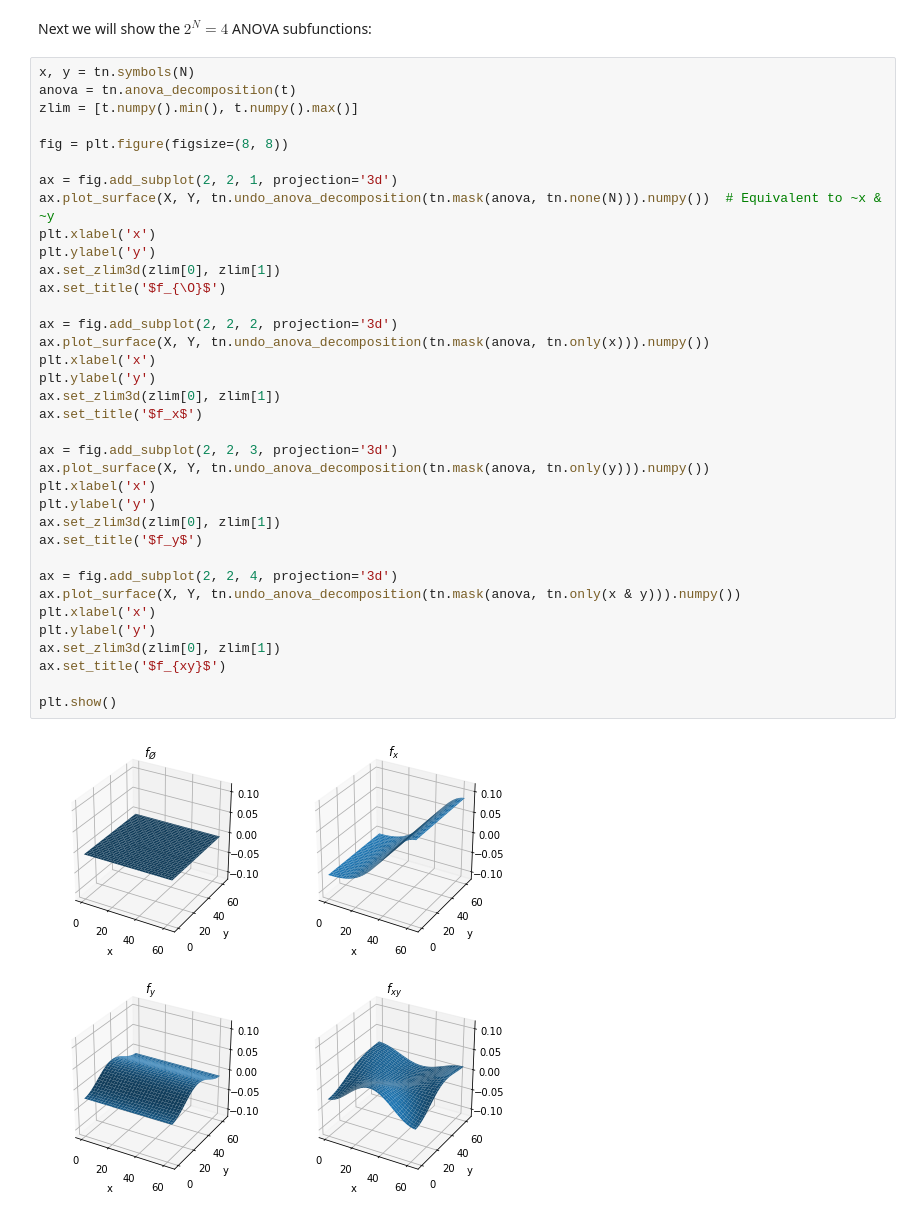
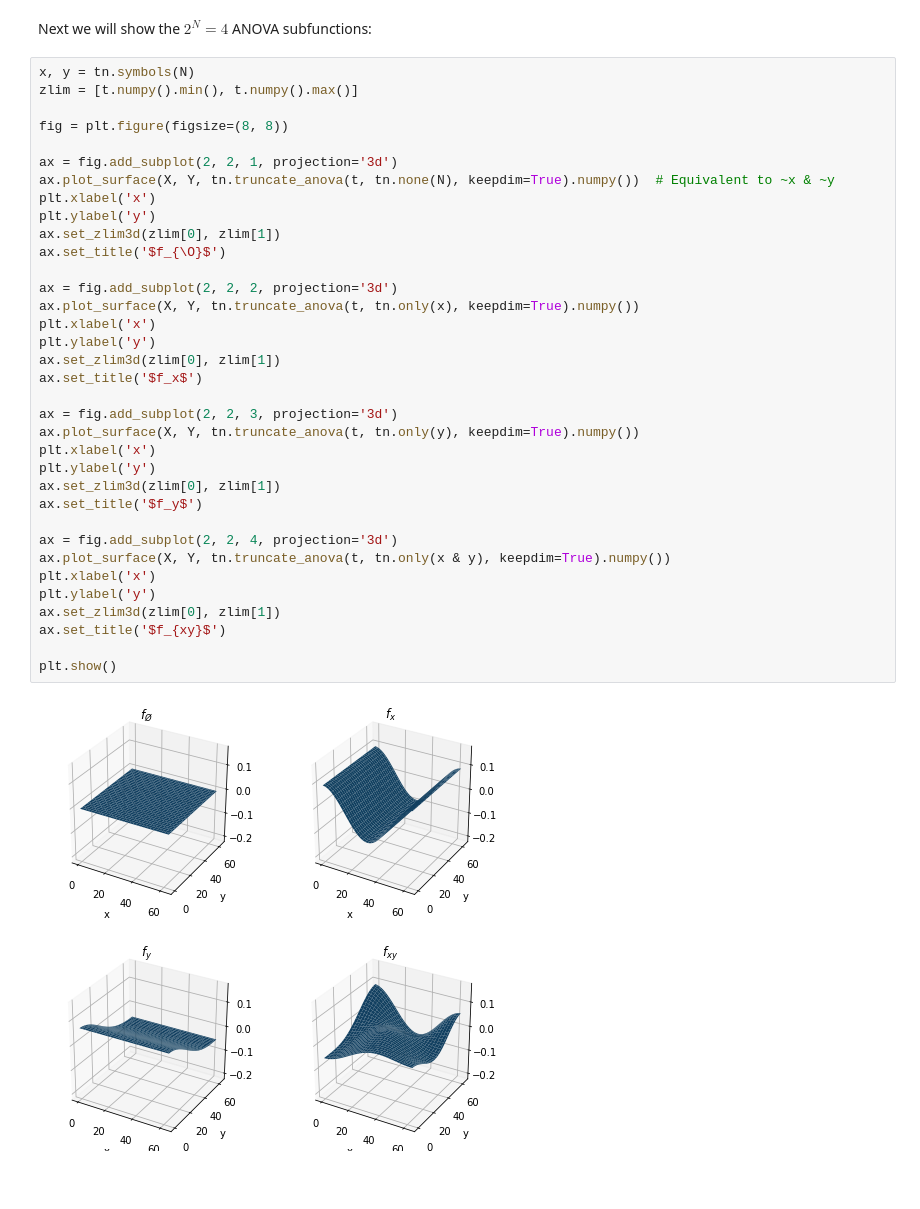
Before and after one commit to rballester/tntorch, a Jupyter notebook: docs/tutorials/anova.ipynb, the cells around one changed output. Drawn from its saved outputs; the diff is of its cells as text; blank space fills up the shorter version.

Commit message:
truncate_anova() fixes

```diff
--- a/docs/tutorials/anova.ipynb
+++ b/docs/tutorials/anova.ipynb
@@ -136,39 +136,38 @@ plt.show()
 Next we will show the $2^N = 4$ ANOVA subfunctions:
 # %%
 x, y = tn.symbols(N)
-anova = tn.anova_decomposition(t)
 zlim = [t.numpy().min(), t.numpy().max()]
 
 fig = plt.figure(figsize=(8, 8))
 
 ax = fig.add_subplot(2, 2, 1, projection='3d')
-ax.plot_surface(X, Y, tn.undo_anova_decomposition(tn.mask(anova, tn.none(N))).numpy())  # Equivalent to ~x & ~y
+ax.plot_surface(X, Y, tn.truncate_anova(t, tn.none(N), keepdim=True).numpy())  # Equivalent to ~x & ~y
 plt.xlabel('x')
 plt.ylabel('y')
 ax.set_zlim3d(zlim[0], zlim[1])
 ax.set_title('$f_{\O}$')
 
 ax = fig.add_subplot(2, 2, 2, projection='3d')
-ax.plot_surface(X, Y, tn.undo_anova_decomposition(tn.mask(anova, tn.only(x))).numpy())
+ax.plot_surface(X, Y, tn.truncate_anova(t, tn.only(x), keepdim=True).numpy())
 plt.xlabel('x')
 plt.ylabel('y')
 ax.set_zlim3d(zlim[0], zlim[1])
 ax.set_title('$f_x$')
 
 ax = fig.add_subplot(2, 2, 3, projection='3d')
-ax.plot_surface(X, Y, tn.undo_anova_decomposition(tn.mask(anova, tn.only(y))).numpy())
+ax.plot_surface(X, Y, tn.truncate_anova(t, tn.only(y), keepdim=True).numpy())
 plt.xlabel('x')
 plt.ylabel('y')
 ax.set_zlim3d(zlim[0], zlim[1])
 ax.set_title('$f_y$')
 
 ax = fig.add_subplot(2, 2, 4, projection='3d')
-ax.plot_surface(X, Y, tn.undo_anova_decomposition(tn.mask(anova, tn.only(x & y))).numpy())
+ax.plot_surface(X, Y, tn.truncate_anova(t, tn.only(x & y), keepdim=True).numpy())
 plt.xlabel('x')
 plt.ylabel('y')
 ax.set_zlim3d(zlim[0], zlim[1])
 ax.set_title('$f_{xy}$')
 
 plt.show()
 # %% [output]
-[figure, old version]
+[figure, new version]
```
Also changed, not shown: parts of 9 cells of this notebook, 4 other files.
